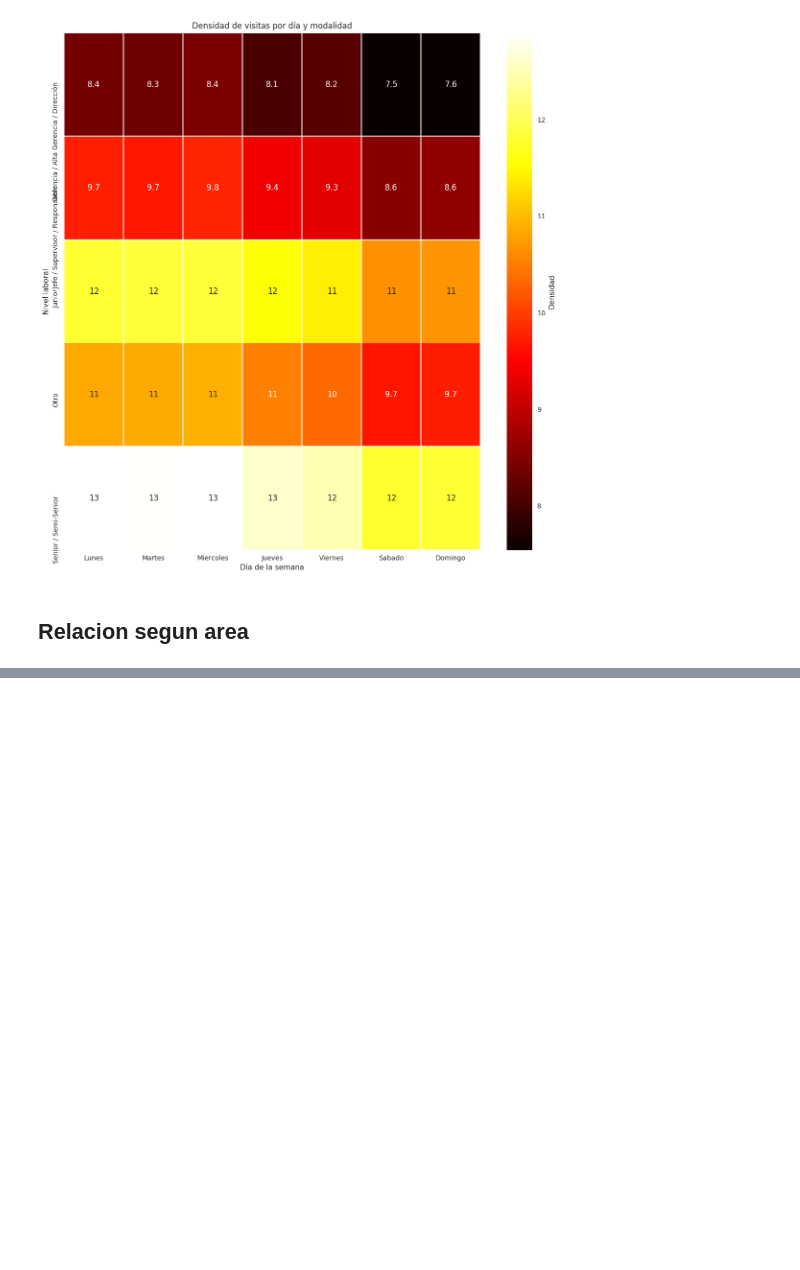
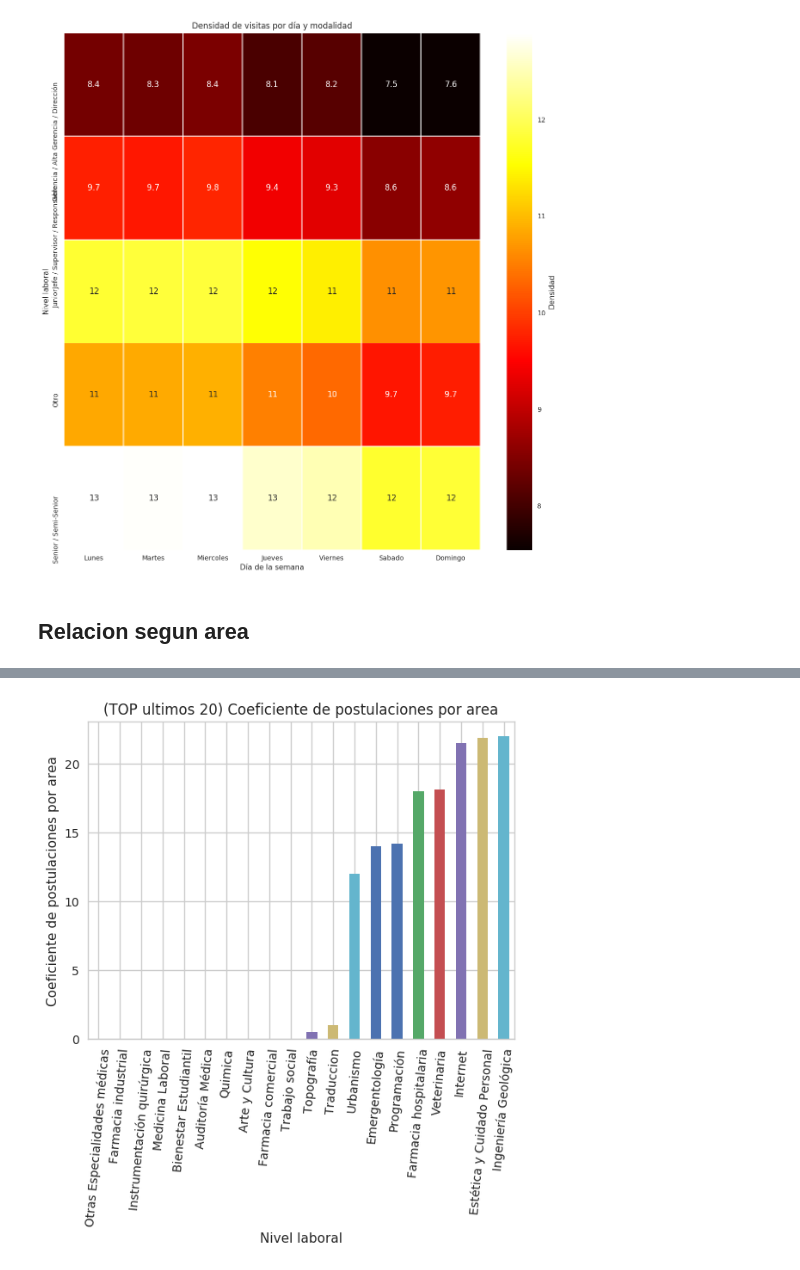
Before and after one commit to javierleyes/OrganizacionDeDatos, a Jupyter notebook: analisisPablo.ipynb, the cells around one changed output, grey strips where cells are left out. Cells and saved outputs as stored; diff of their text form; code cells hidden in the pictures; blank space fills up the shorter version.

```diff
--- a/analisisPablo.ipynb
+++ b/analisisPablo.ipynb
@@ -105,0 +117,9 @@ Text(0.5,1,'Densidad de visitas por día y modalidad')
+# %%
+title = '(TOP ultimos 20) Coeficiente de postulaciones por area'
+postulaciones_promedio_area.sort_values().head(20)\
+    .plot(kind="bar", rot = 85, title=title)
+ax = plt.gca()
+ax.set_ylabel('Coeficiente de postulaciones por area');
+ax.set_xlabel('Nivel laboral');
+# %% [output]
+[figure, added]
```
Also changed, not shown: parts of 2 cells of this notebook.
